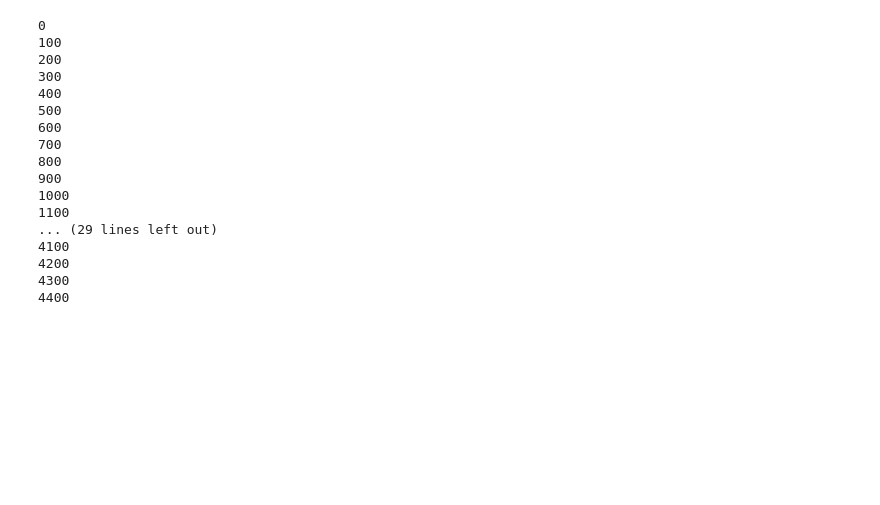
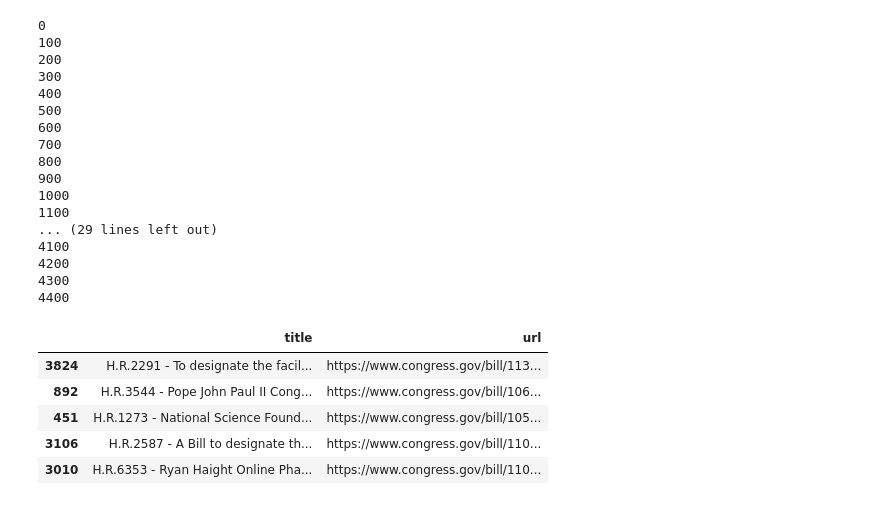
Before and after one commit to leem99/fletcher, a Jupyter notebook: get_data_from_summary.ipynb, the cells around one changed output. Drawn from its saved outputs; the diff is of its cells as text; code cells hidden in the pictures; blank space fills up the shorter version.

```diff
--- a/get_data_from_summary.ipynb
+++ b/get_data_from_summary.ipynb
@@ -1,11 +1,15 @@
 # %%
 import os
+import numpy as np
 import pandas as pd
+
+
 from bs4 import BeautifulSoup
 import re
 from collections import OrderedDict
 
 pd.set_option("display.max_columns", None)
+pd.set_option('display.max_colwidth', 2000)
 # %%
 law_sum_dir = 'law_summaries/'
 law_summaries_html = os.listdir(law_sum_dir)
@@ -18,4 +20,6 @@ law_list = []
 # %%
+law_list = []
+
 for ix, fname in enumerate(law_summaries_html):
 
     html_f = open(law_sum_dir + fname,'r')
@@ -81,6 +85,7 @@ for ix, fname in enumerate(law_summaries_html):
     temp_law_dict['sponsor_party'] = sponsor_party
     temp_law_dict['sponsor_state'] = sponsor_state
     temp_law_dict['committee'] = committee
+    temp_law_dict['url'] = summary_soup.find('a',text=re.compile('Text'))['href']
 
     law_list.append(temp_law_dict)
 
@@ -106,5 +111,14 @@ for ix, fname in enumerate(law_summaries_html):
 4400
 # %%
 df = pd.DataFrame(law_list)
+# %%
+df.loc[np.random.choice(np.array(range(0,np.shape(law_list)[0])),size = 5),['title','url']]
+# %% [output]
+|  | title | url |
+| 3824 | H.R.2291 - To designate the facil... | https://www.congress.gov/bill/113... |
+| 892 | H.R.3544 - Pope John Paul II Cong... | https://www.congress.gov/bill/106... |
+| 451 | H.R.1273 - National Science Found... | https://www.congress.gov/bill/105... |
+| 3106 | H.R.2587 - A Bill to designate th... | https://www.congress.gov/bill/110... |
+| 3010 | H.R.6353 - Ryan Haight Online Pha... | https://www.congress.gov/bill/110... |
 # %%
 df.to_csv('laws_summary.csv',index = False)
```
Also changed, not shown: parts of 1 cell of this notebook, 3 other files.
